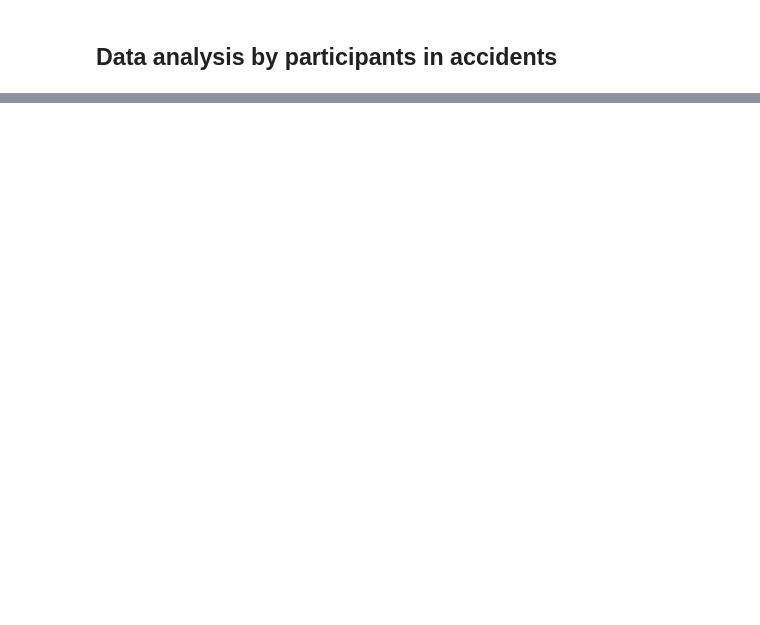
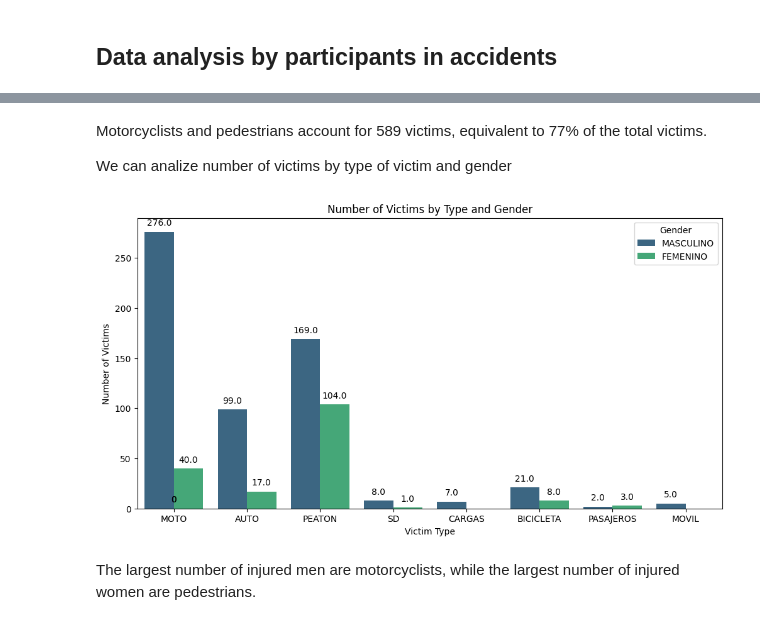
Before and after one commit to leocortes85/Road-accidents-in-the-City-of-Buenos-Aires--CABA, a Jupyter notebook: EDA.ipynb, the cells around one changed output, grey strips where cells are left out. Cells and saved outputs as stored; diff of their text form; code cells hidden in the pictures; blank space fills up the shorter version.

```diff
--- a/EDA.ipynb
+++ b/EDA.ipynb
@@ -416,0 +543,28 @@ display(Image(filename=image_path))
+# %% [markdown]
+Motorcyclists and pedestrians account for 589 victims, equivalent to 77% of the total victims.
+
+We can analize number of victims by type of victim and gender
+# %%
+plt.figure(figsize=(12, 6))
+
+# Create a grouped bar chart
+ax = sns.barplot(x='Víctima', y='Número De Victimas', hue='Sexo', data=df, estimator=sum, ci=None, palette='viridis')
+
+# Add labels
+plt.title('Number of Victims by Type and Gender')
+plt.xlabel('Victim Type')
+plt.ylabel('Number of Victims')
+
+# Add annotations on top of the bars
+for p in ax.patches:
+    ax.annotate(f'{p.get_height()}', (p.get_x() + p.get_width() / 2., p.get_height()), ha='center', va='center', xytext=(0, 10), textcoords='offset points')
+
+# Show the legend
+plt.legend(title='Gender', loc='upper right')
+
+# Show the plot
+plt.show()
+# %% [output]
+[figure, added]
+# %% [markdown]
+The largest number of injured men are motorcyclists, while the largest number of injured women are pedestrians.
```
Also changed, not shown: parts of 36 cells of this notebook.
